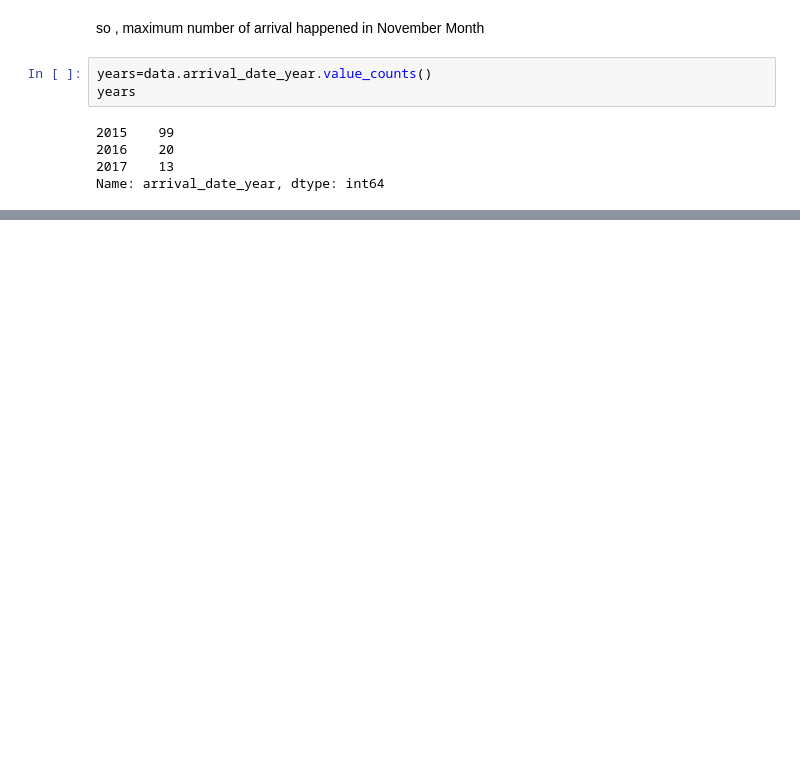
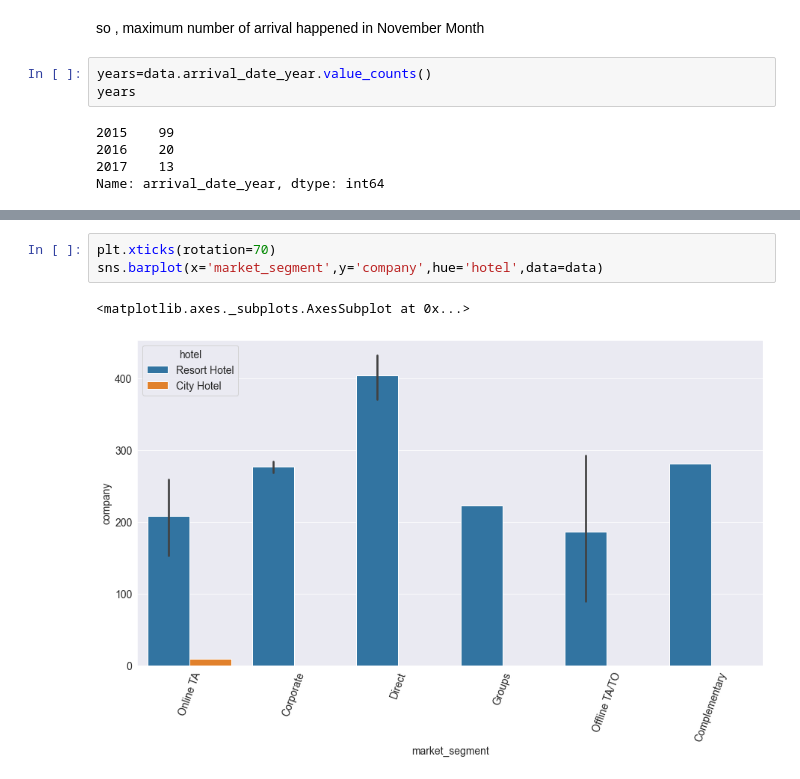
Before and after one commit to Arpan-tech-create/Exploratory_Data_Analysis, a Jupyter notebook: hotel_reserv.ipynb, the cells around one changed output, grey strips where cells are left out. Drawn from its saved outputs; the diff is of its cells as text; blank space fills up the shorter version.

```diff
--- a/hotel_reserv.ipynb
+++ b/hotel_reserv.ipynb
@@ -224,0 +312,6 @@ Name: arrival_date_year, dtype: int64
+# %%
+plt.xticks(rotation=70)
+sns.barplot(x='market_segment',y='company',hue='hotel',data=data)
+# %% [output]
+<matplotlib.axes._subplots.AxesSubplot at 0x...>
+[figure, added]
```
Also changed, not shown: parts of 22 cells of this notebook, 4 other files.
